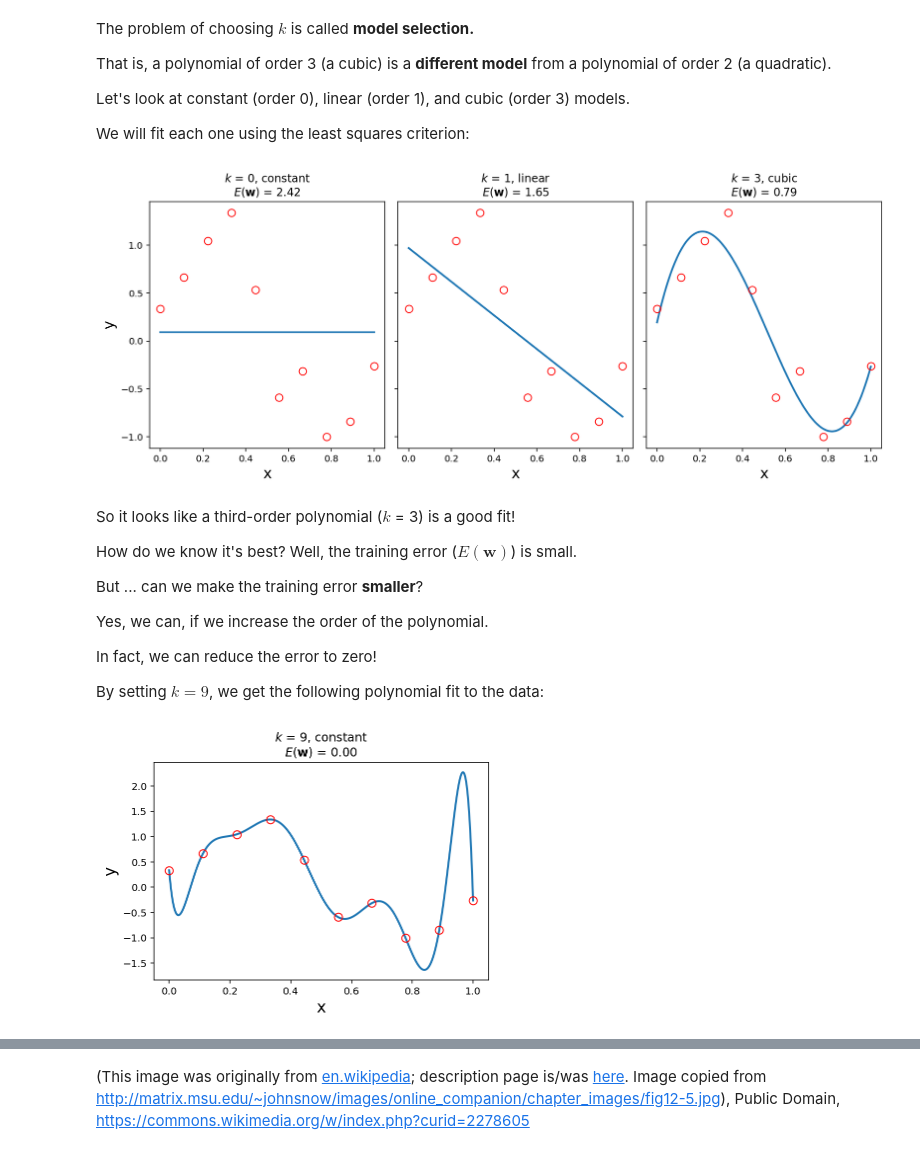
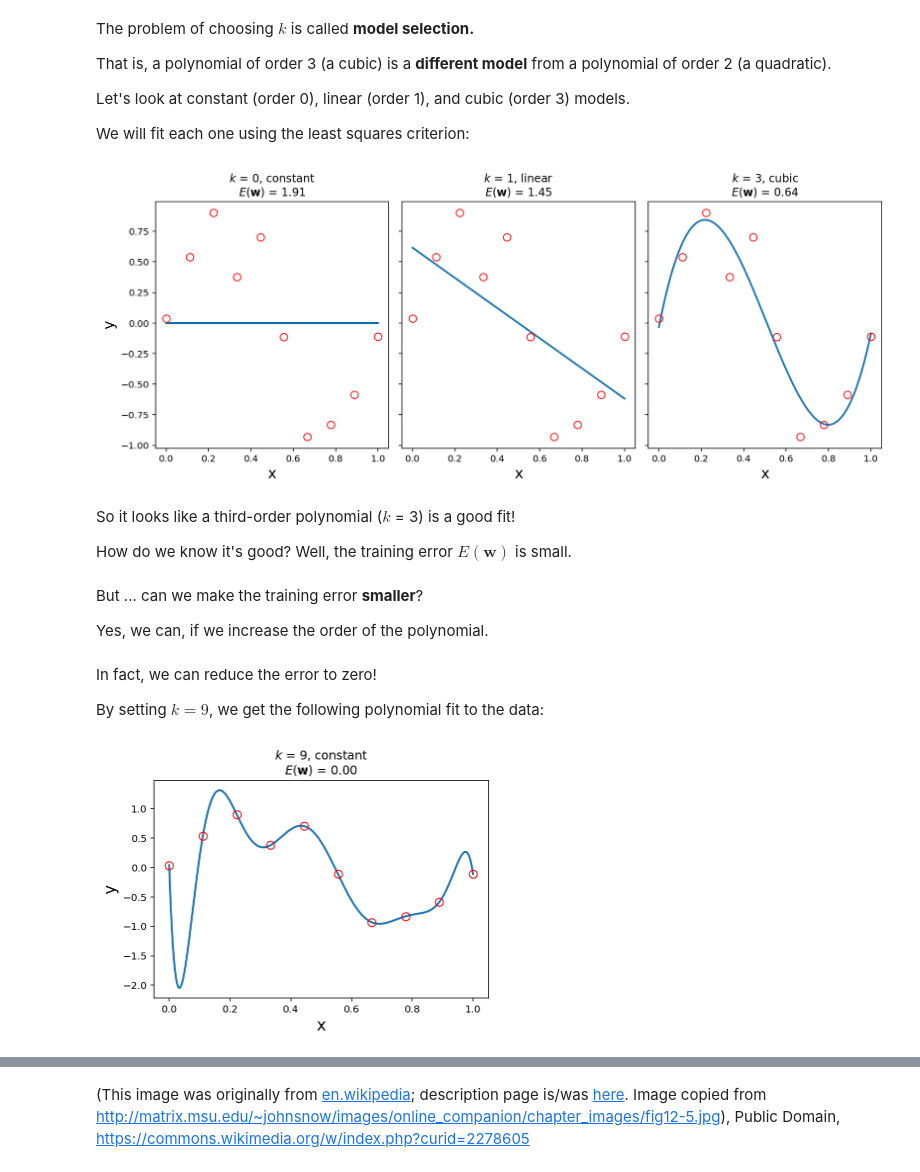
Before and after one commit to mcrovella/CS506-Computational-Tools-for-Data-Science, a Jupyter notebook: 13-Learning-From-Data.ipynb, the cells around one changed output, grey strips where cells are left out. Cells and saved outputs as stored; diff of their text form; code cells hidden in the pictures.

```diff
--- a/13-Learning-From-Data.ipynb
+++ b/13-Learning-From-Data.ipynb
@@ -92,11 +92,10 @@ For each $x_i$ we have a corresponding numeric value $y_i$, and these form $\mat
 
 Here is a plot of the 10 training points:
 # %%
-np.random.seed(2)
 N = 10
 x = np.linspace(0, 1, N)
 from numpy.random import default_rng
-y = np.sin(2 * np.pi * x) + default_rng().normal(size = N, scale = 0.20)
+y = np.sin(2 * np.pi * x) + default_rng(2).normal(size = N, scale = 0.20)
 plt.plot(x, y, 'ro', markersize = 8, fillstyle = 'none')
 plt.xlabel('x', size = 16)
 plt.ylabel('y', size = 16);
@@ -197,8 +189,25 @@ w_hat_3 = np.linalg.inv(A_3.T @ A_3) @ A_3.T @ y
+# %%
+# y = Aw, A is design matrix 1, [1, x^T], [1, x^T, x^T^2], etc, and w-hat = (A^TA)^-1 A^Ty
+def design_matrix(x, k):
+    N = len(x)
+    A = np.ones(N)
+    for i in range(1, k+1):
+        A = np.column_stack([A, (x.T)**i])
+    return A
+
+def fit_poly(x, y, k):
+    A = design_matrix(x, k)
+    w_hat = np.linalg.inv(A.T @ A) @ A.T @ y
+    return w_hat
+
+w_hat_0 = 1/N * np.sum(y)
+w_hat_1 = fit_poly(x, y, 1)
+w_hat_3 = fit_poly(x, y, 3)
 # %%
 fig, axs = plt.subplots(1, 3, sharey = True, figsize = (12, 5))
 #
 cy = 1000 * [w_hat_0]
-pred_y = 10 * [w_hat_0]
+pred_y = N * [w_hat_0]
 axs[0].plot(cx, cy, lw = 2, label = r'$k$ = 0')
 axs[0].plot(x, y, 'ro', markersize = 8, fillstyle = 'none')
 axs[0].set_xlabel('x', size = 16)
@@ -206,16 +215,16 @@ axs[0].set_ylabel('y', size = 16)
 axs[0].set_title(r'$k$ = 0, constant' + '\n' + r'$E(\mathbf{w})$ =' + ' {:0.2f}'.format(np.linalg.norm(y - pred_y)))
 #axs[0].legend(loc = 'best', fontsize = 16)
 #
-cy = np.column_stack([np.ones(1000), cx.T]) @ w_hat_1
-pred_y = np.column_stack([np.ones(N), x.T]) @ w_hat_1
+cy = design_matrix(cx, 1) @ w_hat_1
+pred_y = design_matrix(x, 1) @ w_hat_1
 axs[1].plot(cx, cy, lw = 2, label = r'$k$ = 1')
 axs[1].plot(x, y, 'ro', markersize = 8, fillstyle = 'none')
 axs[1].set_xlabel('x', size = 16)
 axs[1].set_title(r'$k$ = 1, linear' + '\n' + r'$E(\mathbf{w})$ =' + ' {:0.2f}'.format(np.linalg.norm(y - pred_y)))
 #axs[1].legend(loc = 'best', fontsize = 16)
 #
-cy = np.column_stack([np.ones(1000), cx.T, (cx.T)**2, (cx.T)**3]) @ w_hat_3
-pred_y = np.column_stack([np.ones(N), x.T, (x.T)**2, (x.T)**3]) @ w_hat_3
+cy = design_matrix(cx, 3) @ w_hat_3
+pred_y = design_matrix(x, 3) @ w_hat_3
 axs[2].plot(cx, cy, lw = 2, label = r'$k$ = 3')
 axs[2].plot(x, y, 'ro', markersize = 8, fillstyle = 'none')
 axs[2].set_xlabel('x', size = 16)
@@ -224,27 +233,26 @@ axs[2].set_title('$k$ = 3, cubic' + '\n' + r'$E(\mathbf{w})$ =' + ' {:0.2f}'.for
 #
 fig.tight_layout();
 # %% [output]
-[figure, old version]
+[figure, new version]
 # %% [markdown]
 So it looks like a third-order polynomial ($k$ = 3) is a good fit!
 
-How do we know it's best?   Well, the training error ($E(\mathbf{w})$) is small.
-
-But ... can we make the training error __smaller__?
-
-Yes, we can, if we increase the order of the polynomial.
-
-In fact, we can reduce the error to zero!
-
-By setting $k = 9$, we get the following polynomial fit to the data:
+How do we know it's good?   Well, the training error $E(\mathbf{w})$ is small.
+# %% [markdown]
+But ... can we make the training error __smaller__?
+
+Yes, we can, if we increase the order of the polynomial.
+# %% [markdown]
+In fact, we can reduce the error to zero!
+
+By setting $k = 9$, we get the following polynomial fit to the data:
 # %%
-A_9 = np.column_stack([np.ones(N), x.T, (x.T)**2, (x.T)**3, (x.T)**4, (x.T)**5, (x.T)**6, (x.T)**7, (x.T)**8, (x.T)**9])
-w_hat_9 = np.linalg.inv(A_9.T @ A_9) @ A_9.T @ y
-cy = np.column_stack([np.ones(1000), cx.T, (cx.T)**2, (cx.T)**3, (cx.T)**4, (cx.T)**5, (cx.T)**6, (cx.T)**7, (cx.T)**8, (cx.T)**9]) @ w_hat_9
+w_hat_9 = fit_poly(x, y, 9)
+cy = design_matrix(cx, 9) @ w_hat_9
 plt.plot(cx, cy, lw = 2, label = r'$k$ = 9')
 plt.plot(x, y, 'ro', markersize = 8, fillstyle = 'none')
 plt.xlabel('x', size = 16)
 plt.ylabel('y', size = 16)
 plt.title(r'$k$ = 9, constant' + '\n' + r'$E(\mathbf{w})$ =' + ' {:0.2f}'.format(0));
 # %% [output]
-[figure, old version]
+[figure, new version]
```
Also changed, not shown: parts of 5 cells of this notebook.
